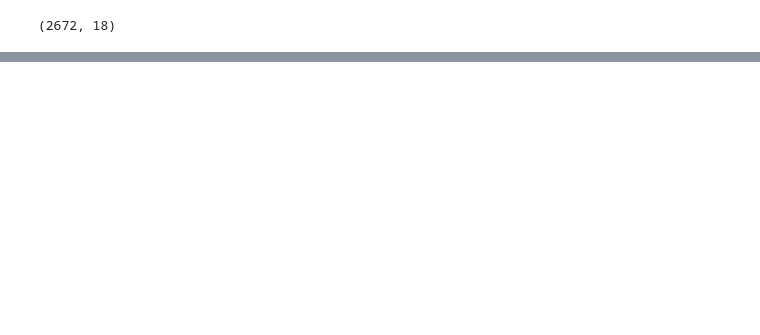
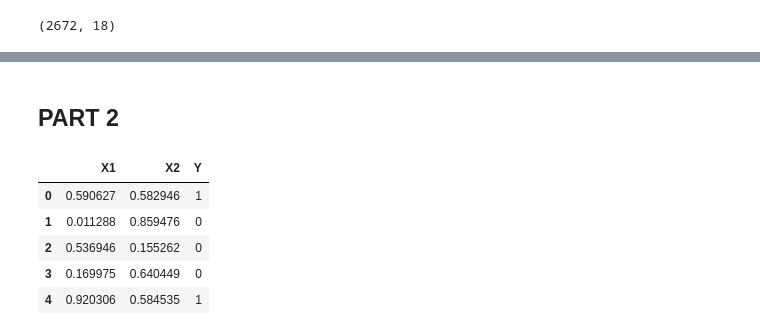
Before and after one commit to thehiaguy/projects, a Jupyter notebook: csci_62/hw6/main.ipynb, the cells around one changed output, grey strips where cells are left out. Cells and saved outputs as stored; diff of their text form; code cells hidden in the pictures; blank space fills up the shorter version.

```diff
--- a/csci_62/hw6/main.ipynb
+++ b/csci_62/hw6/main.ipynb
@@ -74,0 +123,18 @@ mpl.show()
+# %%
+bag_of_words = ["bot", "follow me", "free", "fake", "virus", "troll", "clone", "tweet me"]
+
+colCheck = ['screen_name', 'name', 'description', 'status']
+
+def check_word(value):
+    if pd.isna(value):
+        return False
+    for word in bag_of_words:
+        if word in str(value).lower():
+            return True
+    return False
+
+for col in ['screen_name', 'name', 'description', 'status']:
+    results = []
+    for i in range(len(df)):
+        results.append(check_word(df2[col][i]))
+    df2[col + '_binary'] = results
@@ -74,0 +266,30 @@ mpl.show()
+# %% [markdown]
+## PART 2
+# %%
+import random
+
+X1s = []
+X2s = []
+Ys = []
+
+for i in range(1000):
+    x1 = random.random()
+    x2 = random.random()
+    if x1 + x2 > 1:
+        y =1
+    else:
+        y =0
+    X1s.append(x1)
+    X2s.append(x2)
+    Ys.append(y)
+
+df = pd.DataFrame(data={'X1':X1s,'X2':X2s,'Y':Ys})
+# %%
+df.head()
+# %% [output]
+|  | X1 | X2 | Y |
+| 0 | 0.590627 | 0.582946 | 1 |
+| 1 | 0.011288 | 0.859476 | 0 |
+| 2 | 0.536946 | 0.155262 | 0 |
+| 3 | 0.169975 | 0.640449 | 0 |
+| 4 | 0.920306 | 0.584535 | 1 |
```
Also changed, not shown: parts of 16 cells of this notebook, 6 other files.
